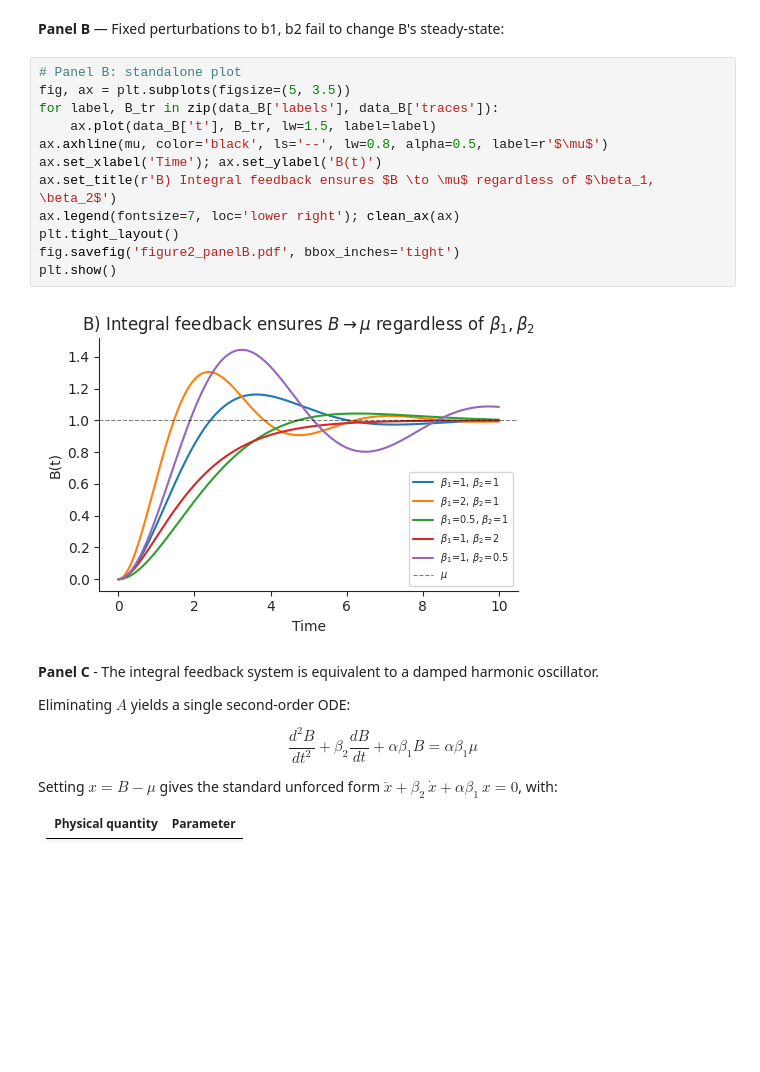
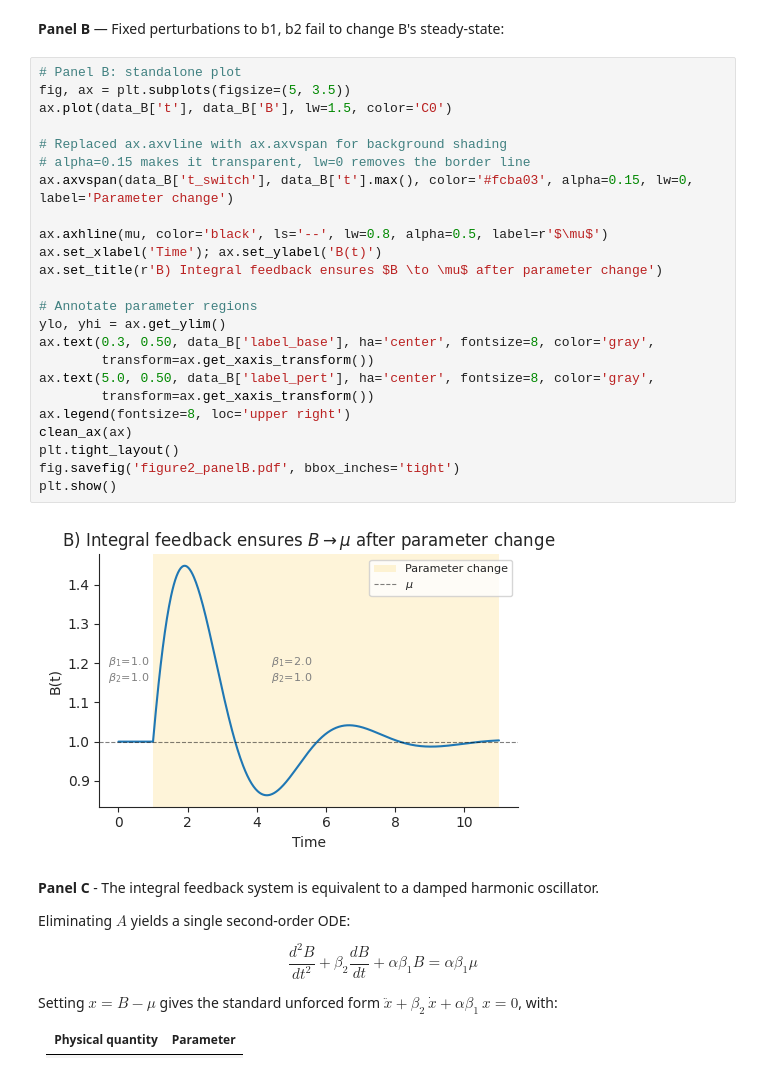
Before and after one commit to Liamir/autodiff-control, a Jupyter notebook: notebooks/figure2.ipynb, the cells around one changed output. Saved outputs shown, nothing was run; the diff lists cells and outputs as text; blank space fills up the shorter version.

Commit message:
add figures 2 and part of figure 3

```diff
--- a/notebooks/figure2.ipynb
+++ b/notebooks/figure2.ipynb
@@ -202,17 +212,29 @@ All simulations complete.
 # %%
 # Panel B: standalone plot
 fig, ax = plt.subplots(figsize=(5, 3.5))
-for label, B_tr in zip(data_B['labels'], data_B['traces']):
-    ax.plot(data_B['t'], B_tr, lw=1.5, label=label)
+ax.plot(data_B['t'], data_B['B'], lw=1.5, color='C0')
+
+# Replaced ax.axvline with ax.axvspan for background shading
+# alpha=0.15 makes it transparent, lw=0 removes the border line
+ax.axvspan(data_B['t_switch'], data_B['t'].max(), color='#fcba03', alpha=0.15, lw=0, label='Parameter change')
+
 ax.axhline(mu, color='black', ls='--', lw=0.8, alpha=0.5, label=r'$\mu$')
 ax.set_xlabel('Time'); ax.set_ylabel('B(t)')
-ax.set_title(r'B) Integral feedback ensures $B \to \mu$ regardless of $\beta_1, \beta_2$')
-ax.legend(fontsize=7, loc='lower right'); clean_ax(ax)
+ax.set_title(r'B) Integral feedback ensures $B \to \mu$ after parameter change')
+
+# Annotate parameter regions
+ylo, yhi = ax.get_ylim()
+ax.text(0.3, 0.50, data_B['label_base'], ha='center', fontsize=8, color='gray',
+        transform=ax.get_xaxis_transform())
+ax.text(5.0, 0.50, data_B['label_pert'], ha='center', fontsize=8, color='gray',
+        transform=ax.get_xaxis_transform())
+ax.legend(fontsize=8, loc='upper right')
+clean_ax(ax)
 plt.tight_layout()
 fig.savefig('figure2_panelB.pdf', bbox_inches='tight')
 plt.show()
 # %% [output]
-[figure, old version]
+[figure, new version]
 # %% [markdown]
 **Panel C** - The integral feedback system is equivalent to a damped harmonic oscillator.
 
```
Also changed, not shown: parts of 6 cells of this notebook, 20 other files.
